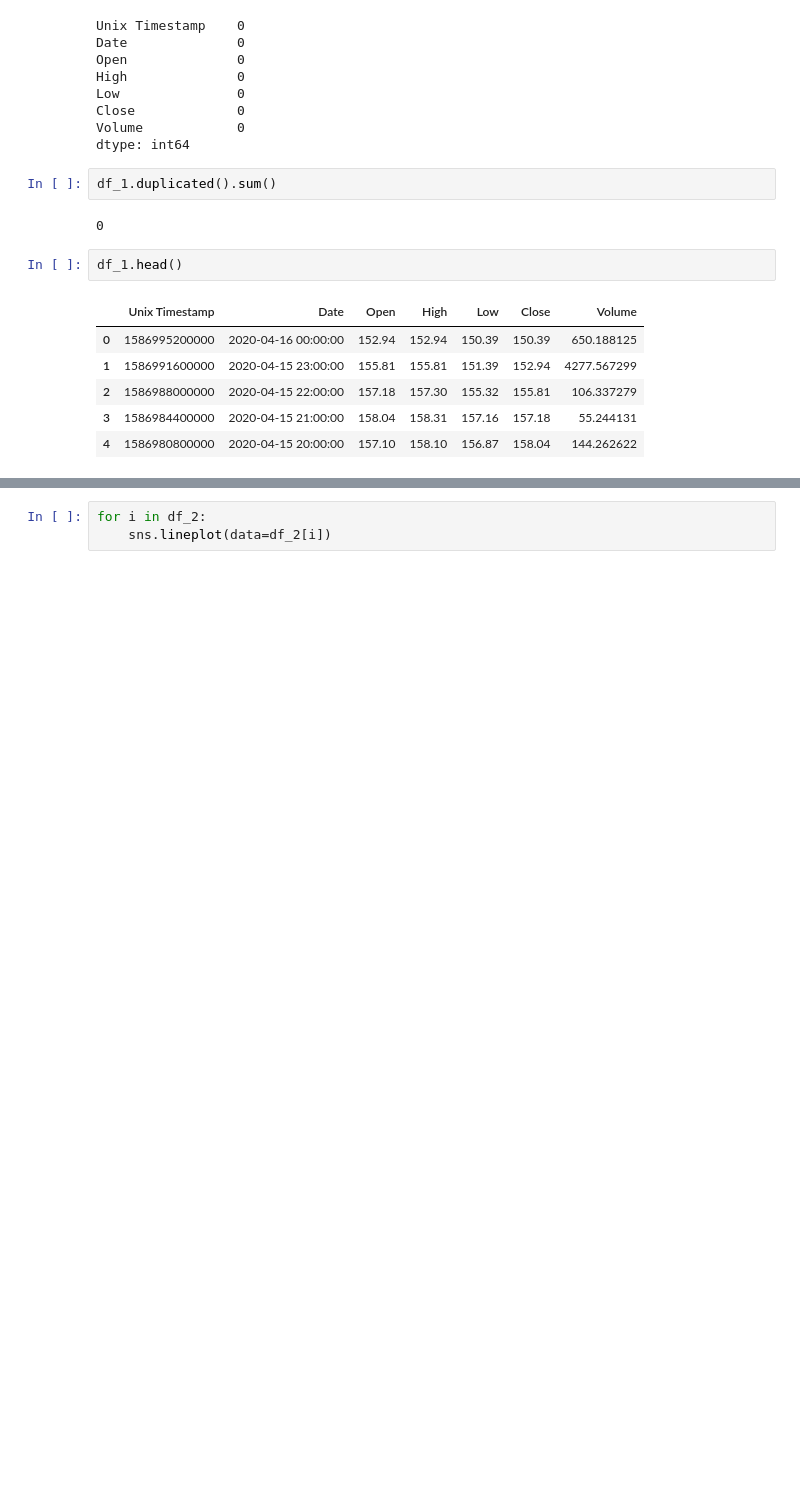
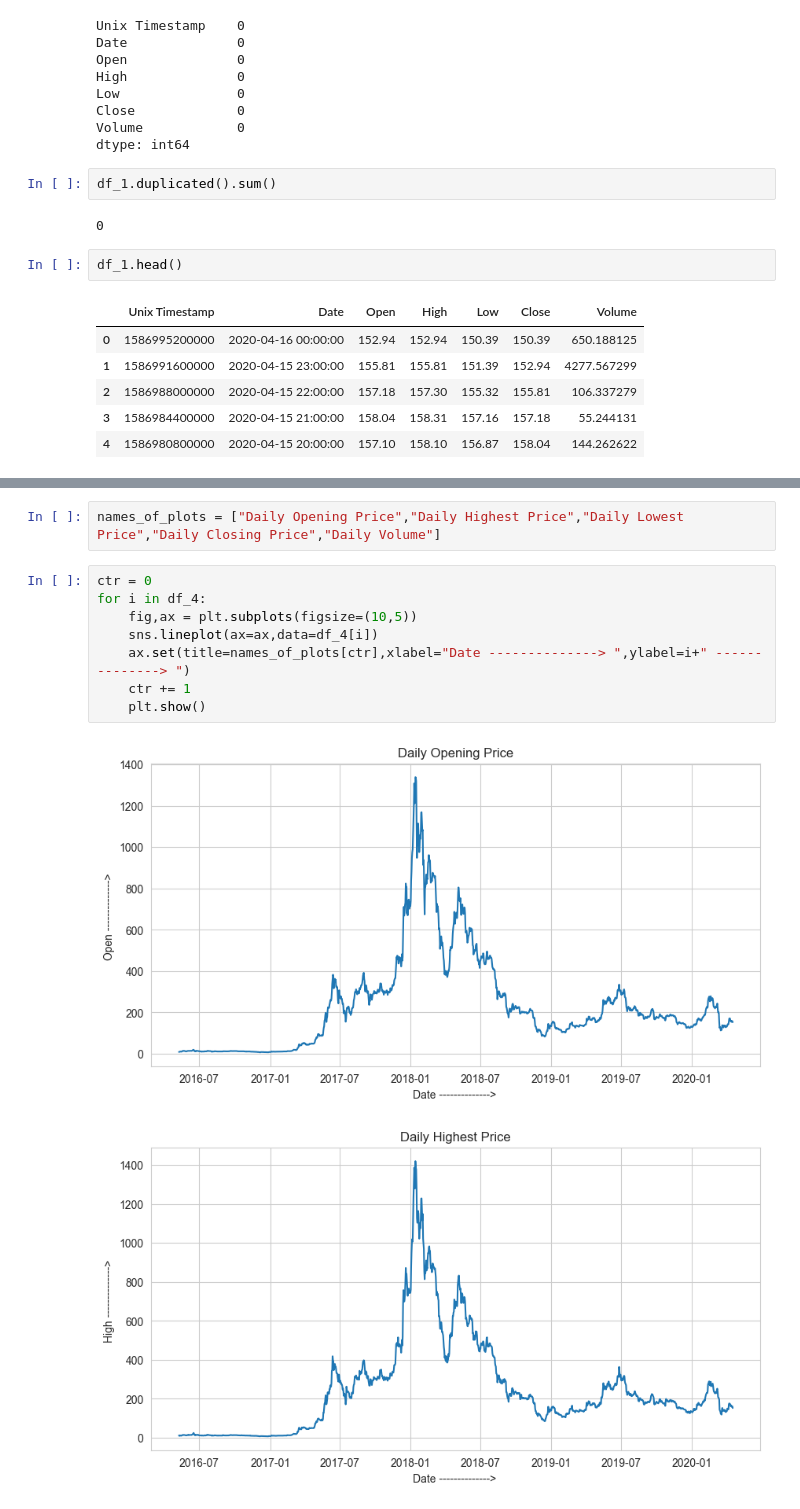
Before and after one commit to amith-vardhan99/udemy, a Jupyter notebook: Ethereum Price Prediction using GRU-LSTMs for Forecasting/notebook.ipynb, the cells around one changed output, grey strips where cells are left out. Cells and saved outputs as stored; diff of their text form; blank space fills up the shorter version.

```diff
--- a/Ethereum Price Prediction using GRU-LSTMs for Forecasting/notebook.ipynb
+++ b/Ethereum Price Prediction using GRU-LSTMs for Forecasting/notebook.ipynb
@@ -85,3 +112,13 @@ df_2
+# %%
+names_of_plots = ["Daily Opening Price","Daily Highest Price","Daily Lowest Price","Daily Closing Price","Daily Volume"]
 # %%
-for i in df_2:
-    sns.lineplot(data=df_2[i])
+ctr = 0
+for i in df_4:
+    fig,ax = plt.subplots(figsize=(10,5))
+    sns.lineplot(ax=ax,data=df_4[i])
+    ax.set(title=names_of_plots[ctr],xlabel="Date --------------> ",ylabel=i+" --------------> ")
+    ctr += 1
+    plt.show()
+# %% [output]
+[figure, added]
+[figure, added]
```
Also changed, not shown: parts of 6 cells of this notebook.
